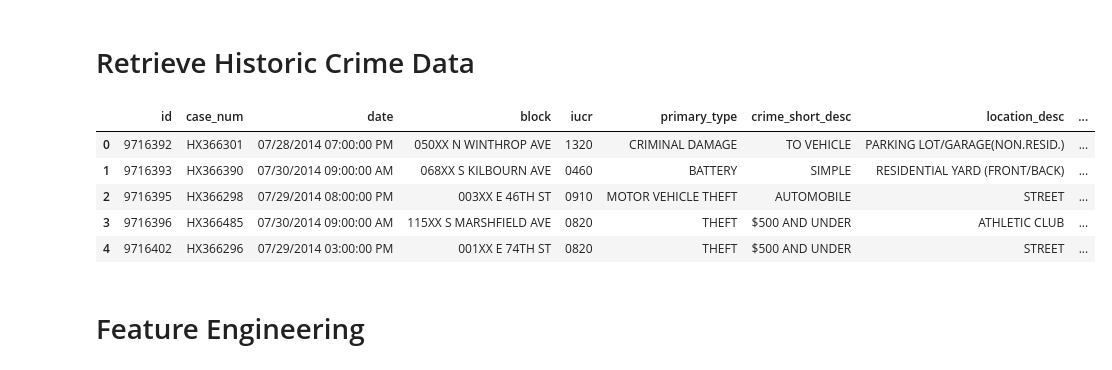
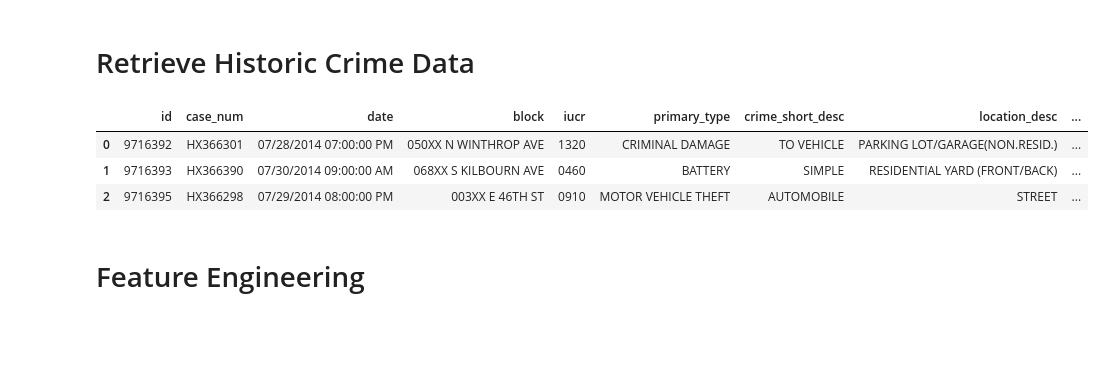
Before and after one commit to ChrisMcPherson/mids-w231-predictive-policing, a Jupyter notebook: predictive_policing_auditor.ipynb, the cells around one changed output. Saved outputs shown, nothing was run; the diff lists cells and outputs as text; code cells hidden in the pictures; blank space fills up the shorter version.

```diff
--- a/predictive_policing_auditor.ipynb
+++ b/predictive_policing_auditor.ipynb
@@ -15,27 +15,25 @@ from sklearn import tree
 
 # You can find the entire Chicago crime data set here: https://data.cityofchicago.org/Public-Safety/Crimes-2001-to-present/ijzp-q8t2
 pd.set_option('display.max_columns', 500)
-local_path = r"[Local path of the Chicago historic crime data found]"
+local_path = r"[Local path of the Chicago historic crime data]"
 # %% [markdown]
 # Retrieve Historic Crime Data
 # %%
 # read in Chicago crime incident data
 chgo_crimes = pd.read_csv(r"{0}\chicago_crimes_2001_2017.csv".format(local_path))
 chgo_crimes.drop(chgo_crimes[['X Coordinate','Y Coordinate','Location','Updated On']],inplace=True,axis=1)
 chgo_crimes.columns = ['id','case_num','date','block','iucr','primary_type','crime_short_desc',
                       'location_desc','is_arrested','is_domestic','beat','district','ward',
                       'community_area','fbi_code','year','latitude','longitude']
 chgo_crimes['district'] = chgo_crimes['district'].fillna(0.0).astype(int)
 # remove empty districts
 chgo_crimes = chgo_crimes[~chgo_crimes.district.isin([0,13,21,23,31])]
-chgo_crimes.head(5)
+chgo_crimes.head(3)
 # %% [output]
 |  | id | case_num | date | block | iucr | primary_type | crime_short_desc | location_desc | ... |
 | 0 | 9716392 | HX366301 | 07/28/2014 07:00:00 PM | 050XX N WINTHROP AVE | 1320 | CRIMINAL DAMAGE | TO VEHICLE | PARKING LOT/GARAGE(NON.RESID.) | ... |
 | 1 | 9716393 | HX366390 | 07/30/2014 09:00:00 AM | 068XX S KILBOURN AVE | 0460 | BATTERY | SIMPLE | RESIDENTIAL YARD (FRONT/BACK) | ... |
 | 2 | 9716395 | HX366298 | 07/29/2014 08:00:00 PM | 003XX E 46TH ST | 0910 | MOTOR VEHICLE THEFT | AUTOMOBILE | STREET | ... |
-| 3 | 9716396 | HX366485 | 07/30/2014 09:00:00 AM | 115XX S MARSHFIELD AVE | 0820 | THEFT | $500 AND UNDER | ATHLETIC CLUB | ... |
-| 4 | 9716402 | HX366296 | 07/29/2014 03:00:00 PM | 001XX E 74TH ST | 0820 | THEFT | $500 AND UNDER | STREET | ... |
 # %% [markdown]
 # Feature Engineering
 # %%
```
